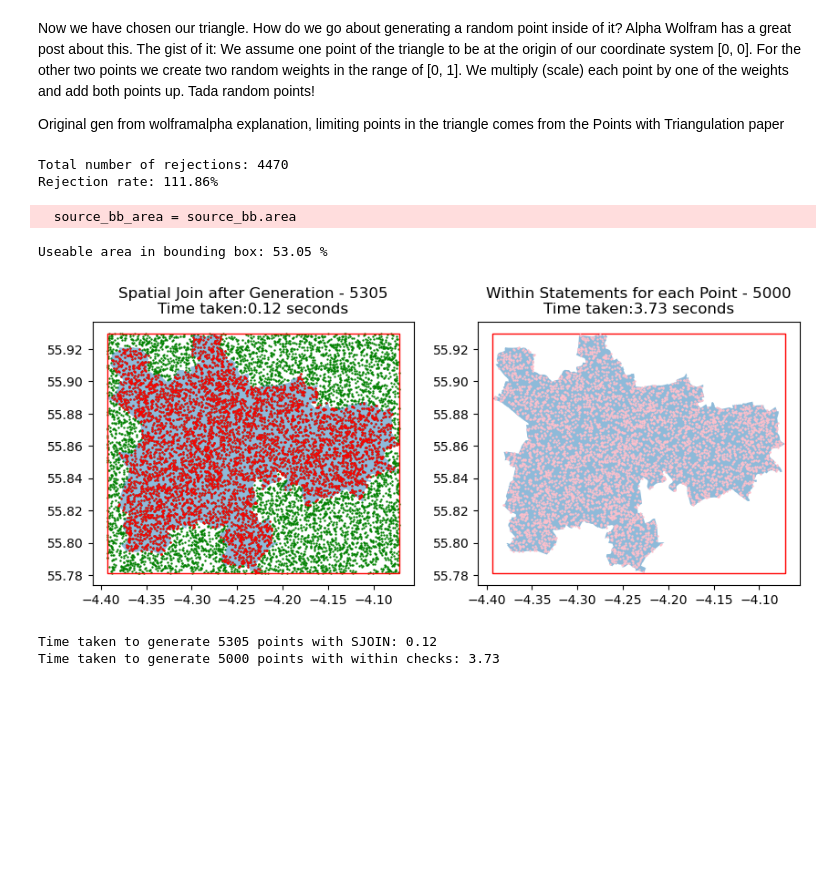
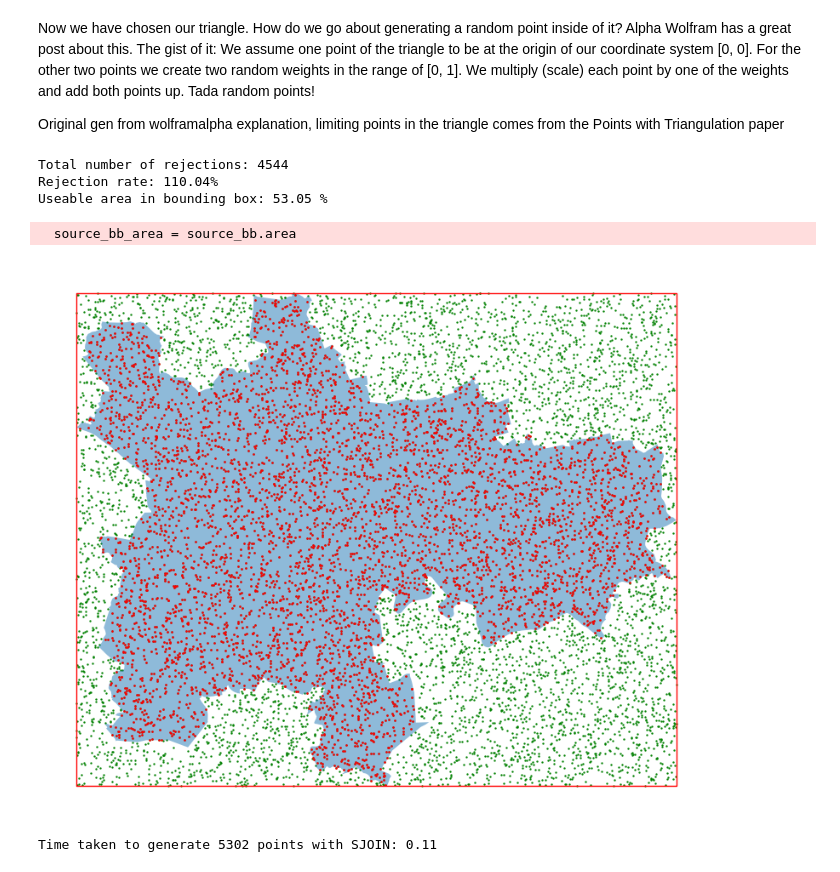
Before and after one commit to paddeaux/radian, a Jupyter notebook: triangulation.ipynb, the cells around one changed output. Cells and saved outputs as stored; diff of their text form; code cells hidden in the pictures; blank space fills up the shorter version.

```diff
--- a/triangulation.ipynb
+++ b/triangulation.ipynb
@@ -154,47 +154,41 @@ def bounding_ratio(file_dir, points):
     source_bb = gpd.GeoSeries(box(minX, minY, maxX, maxY), crs=4326)
 
     one_join_start = time.time()
     # Generating points with a spatial join at the end to remove rejects
     source_bb_points = points_in_poly(source_bb[0], points * 2)#.to_crs(3857)
     source_points_sjoin = source_bb_points.sjoin(source_poly, predicate='within')
     one_join_end = time.time()
 
     # generating points with the within function at each generation
     every_start = time.time()
     source_points_every = points_in_poly_check(source_poly['geometry'][0], points)
     every_end = time.time()
 
     source_poly_area = source_poly['geometry'][0].area
     source_bb_area = source_bb.area
 
     print(f"Useable area in bounding box: {round((source_poly_area / source_bb_area[0])*100, 2)} %")
 
-    fig, ax = plt.subplots(1,2, figsize=(10,5))
+    fig, ax = plt.subplots(figsize=(10,15))
 
-    source_bb_points.plot(ax=ax[0], color='green', markersize=0.5)
+    source_bb_points.plot(ax=ax, color='green', markersize=0.5)
 
-    for x in ax:
-        source_poly.plot(ax=x, alpha=0.5)
-        source_bb.plot(ax=x, facecolor='none', edgecolor='red')
+    source_poly.plot(ax=ax, alpha=0.5)
+    source_bb.plot(ax=ax, facecolor='none', edgecolor='red')
 
 
-    source_points_sjoin.plot(ax=ax[0], color='red', markersize=0.5)
-    source_points_every.plot(ax=ax[1], color='pink', markersize=0.5)
-    ax[0].set_title(f'Spatial Join after Generation - {len(source_points_sjoin)}\nTime taken:{round(one_join_end - one_join_start, 2)} seconds')
-    ax[1].set_title(f'Within Statements for each Point - {len(source_points_every)}\nTime taken:{round(every_end - every_start, 2)} seconds')
-
+    source_points_sjoin.plot(ax=ax, color='red', markersize=0.75)
+    ax.axis("off")
 
     plt.show()
 
     print(f"Time taken to generate {len(source_points_sjoin)} points with SJOIN: {round(one_join_end - one_join_start, 2)}")
-    print(f"Time taken to generate {len(source_points_every)} points with within checks: {round(every_end - every_start, 2)}")
 
 bounding_ratio("scenarios/glasgow/glasgow.geojson", 5000)
 # %% [output]
-Total number of rejections: 4470
-Rejection rate: 111.86%
+Total number of rejections: 4544
+Rejection rate: 110.04%
+Useable area in bounding box: 53.05 %
   source_bb_area = source_bb.area
+[figure, new version]
-Useable area in bounding box: 53.05 %
+Time taken to generate 5302 points with SJOIN: 0.11
-[figure, old version]
-Time taken to generate 5305 points with SJOIN: 0.12
-Time taken to generate 5000 points with within checks: 3.73
```
Also changed, not shown: 2 other files.
